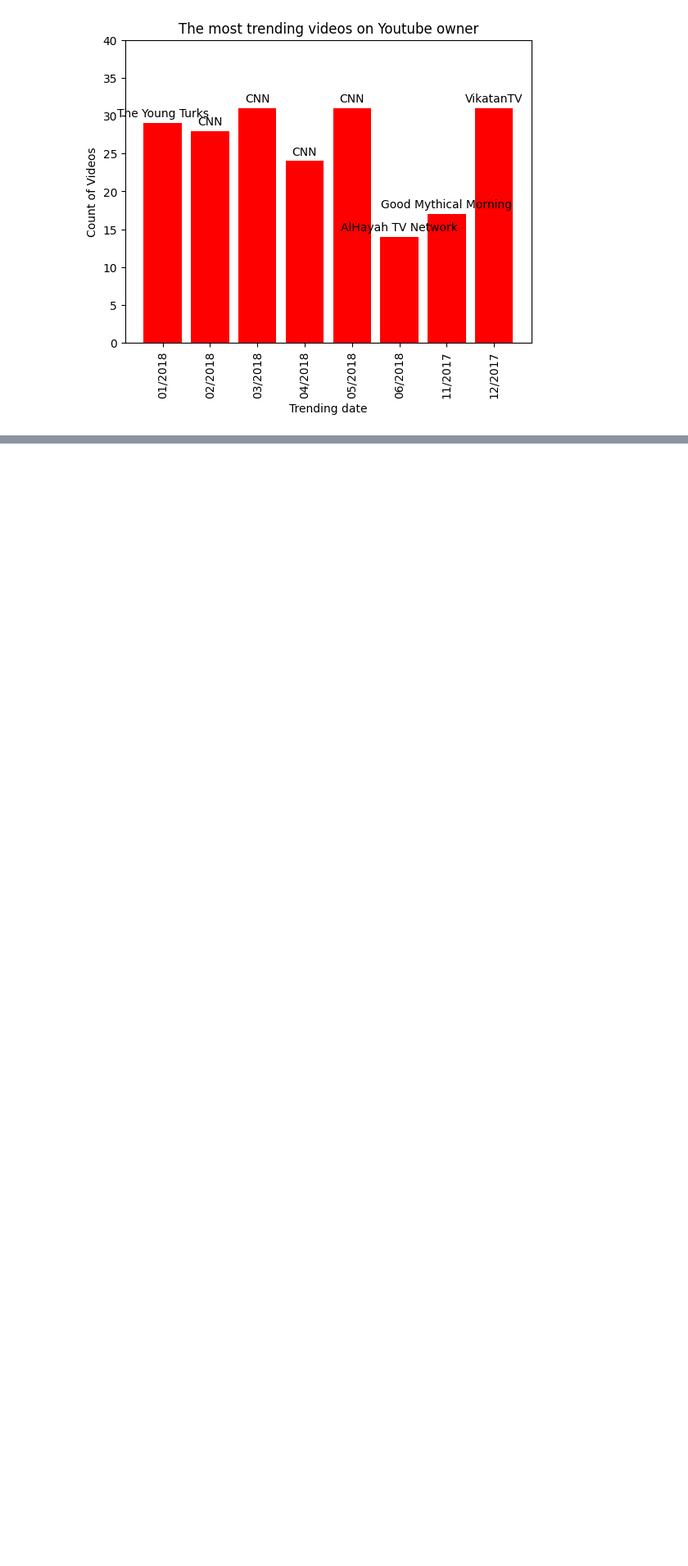
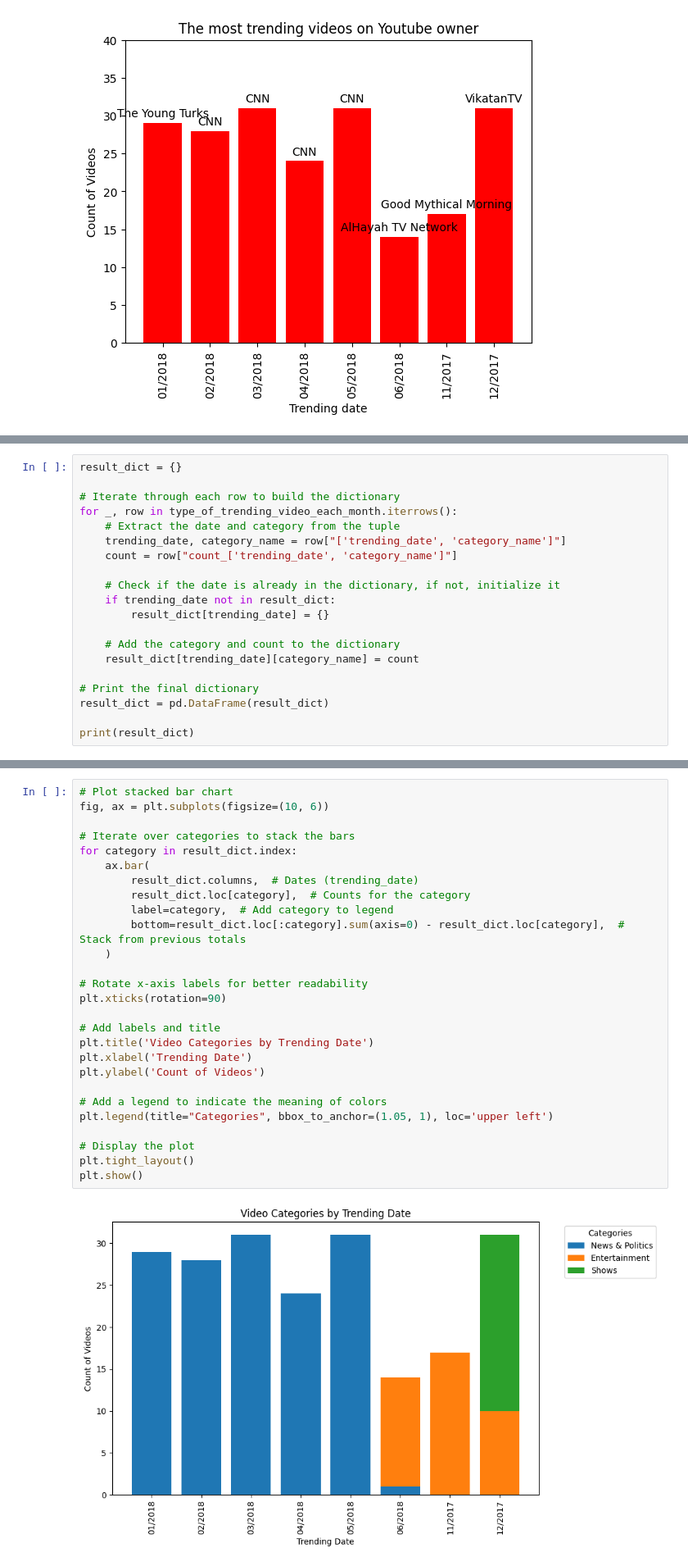
Before and after one commit to 0Nguyen0Cong0Tuan0/DS_Programming, a Jupyter notebook: src.ipynb, the cells around one changed output, grey strips where cells are left out. Shown at 82% size. Saved outputs shown, nothing was run; the diff lists cells and outputs as text; blank space fills up the shorter version.

```diff
--- a/src.ipynb
+++ b/src.ipynb
@@ -140,0 +198,20 @@ plt.show()
+# %%
+result_dict = {}
+
+# Iterate through each row to build the dictionary
+for _, row in type_of_trending_video_each_month.iterrows():
+    # Extract the date and category from the tuple
+    trending_date, category_name = row["['trending_date', 'category_name']"]
+    count = row["count_['trending_date', 'category_name']"]
+
+    # Check if the date is already in the dictionary, if not, initialize it
+    if trending_date not in result_dict:
+        result_dict[trending_date] = {}
+
+    # Add the category and count to the dictionary
+    result_dict[trending_date][category_name] = count
+
+# Print the final dictionary
+result_dict = pd.DataFrame(result_dict)
+
+print(result_dict)
@@ -140,0 +228,29 @@ plt.show()
+# %%
+# Plot stacked bar chart
+fig, ax = plt.subplots(figsize=(10, 6))
+
+# Iterate over categories to stack the bars
+for category in result_dict.index:
+    ax.bar(
+        result_dict.columns,  # Dates (trending_date)
+        result_dict.loc[category],  # Counts for the category
+        label=category,  # Add category to legend
+        bottom=result_dict.loc[:category].sum(axis=0) - result_dict.loc[category],  # Stack from previous totals
+    )
+
+# Rotate x-axis labels for better readability
+plt.xticks(rotation=90)
+
+# Add labels and title
+plt.title('Video Categories by Trending Date')
+plt.xlabel('Trending Date')
+plt.ylabel('Count of Videos')
+
+# Add a legend to indicate the meaning of colors
+plt.legend(title="Categories", bbox_to_anchor=(1.05, 1), loc='upper left')
+
+# Display the plot
+plt.tight_layout()
+plt.show()
+# %% [output]
+[figure, added]
```
Also changed, not shown: parts of 10 cells of this notebook, 1 other file.
